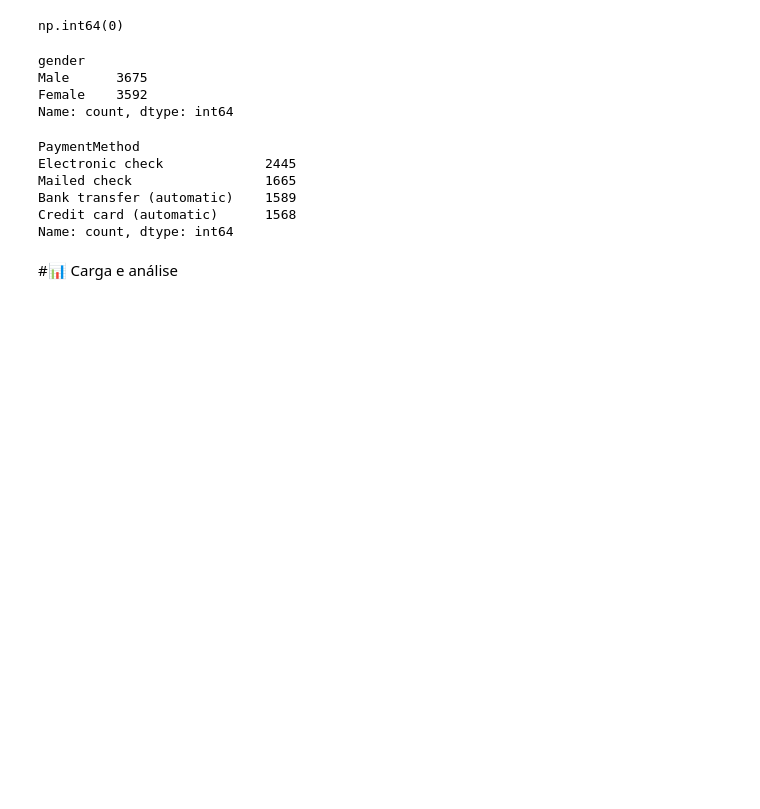
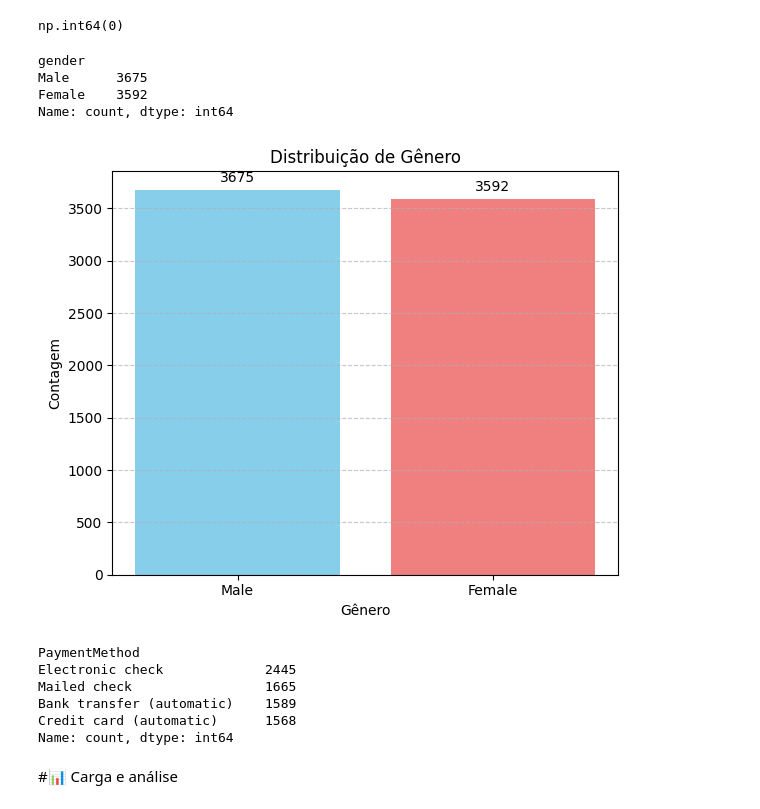
Before and after one commit to JCrpa/curso10_python_data_science_Challenge_TelecomX, a Jupyter notebook: TelecomX_BR.ipynb, the cells around one changed output. Drawn from its saved outputs; the diff is of its cells as text; code cells hidden in the pictures; blank space fills up the shorter version.

Commit message:
analise terceira parte: criar graficos

```diff
--- a/TelecomX_BR.ipynb
+++ b/TelecomX_BR.ipynb
@@ -250,6 +250,40 @@ gender
 Male      3675
 Female    3592
 Name: count, dtype: int64
+# %%
+import matplotlib.pyplot as plt
+import pandas as pd
+
+contagem_genero = df_concatenada['gender'].value_counts()
+
+# 'contagem_genero' agora é uma Series:
+# gender
+# Male      3675
+# Female    3592
+# Name: count, dtype: int64
+
+# Criar o gráfico de barras usando o índice (os gêneros) e os valores (as contagens) da Series
+plt.figure(figsize=(6, 5)) # Opcional: Ajusta o tamanho da figura para melhor legibilidade
+
+# contagem_genero.index são os nomes dos gêneros (Male, Female)
+# contagem_genero.values são as contagens (3675, 3592)
+plt.bar(contagem_genero.index, contagem_genero.values, color=['skyblue', 'lightcoral']) # Você pode escolher suas cores
+
+# Adicionar rótulos e título
+plt.xlabel('Gênero')
+plt.ylabel('Contagem')
+plt.title('Distribuição de Gênero')
+
+# Adicionar os valores de contagem no topo das barras
+for i, count in enumerate(contagem_genero.values):
+    plt.text(i, count + 50, str(count), ha='center', va='bottom') # Ajuste +50 para a posição do texto
+
+# Mostrar o gráfico
+plt.grid(axis='y', linestyle='--', alpha=0.7) # Opcional: Adiciona uma grade para melhor legibilidade
+plt.tight_layout() # Ajusta o layout para evitar que os rótulos se sobreponham
+plt.show()
+# %% [output]
+[figure, added]
 # %%
 # Verifica valores únicos e contagem do método de pagamento
 df_concatenada['PaymentMethod'].value_counts()
```
Also changed, not shown: parts of 9 cells of this notebook.
